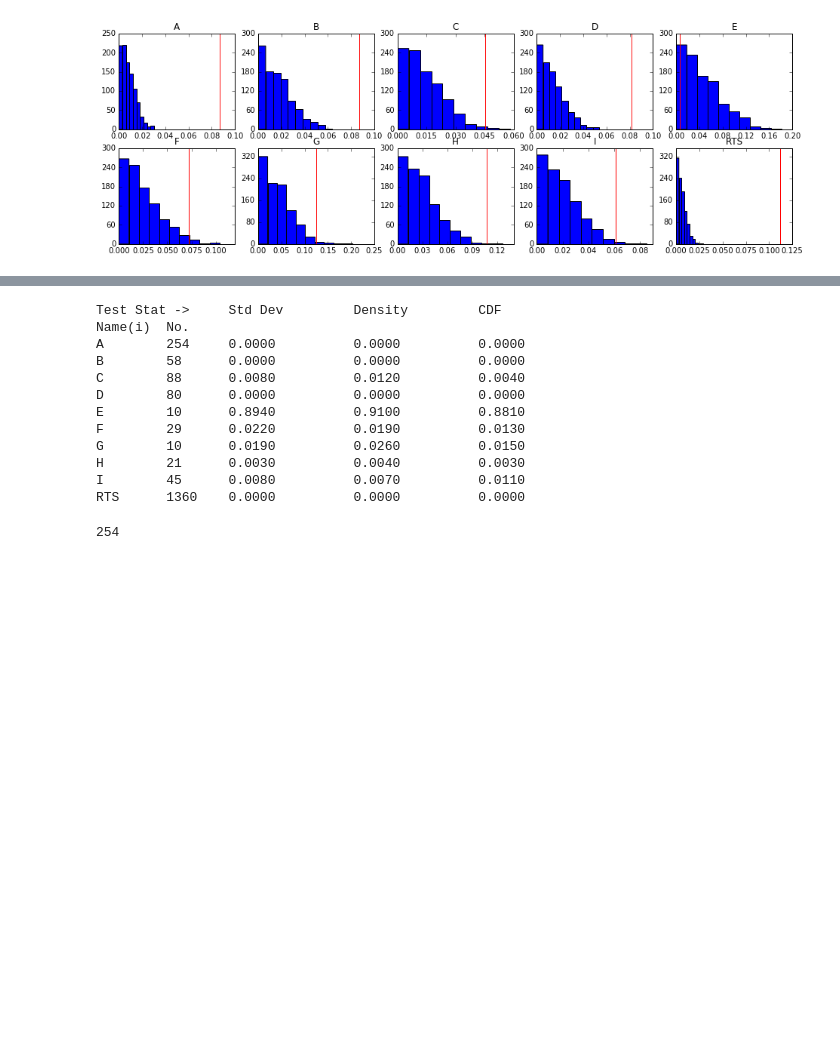
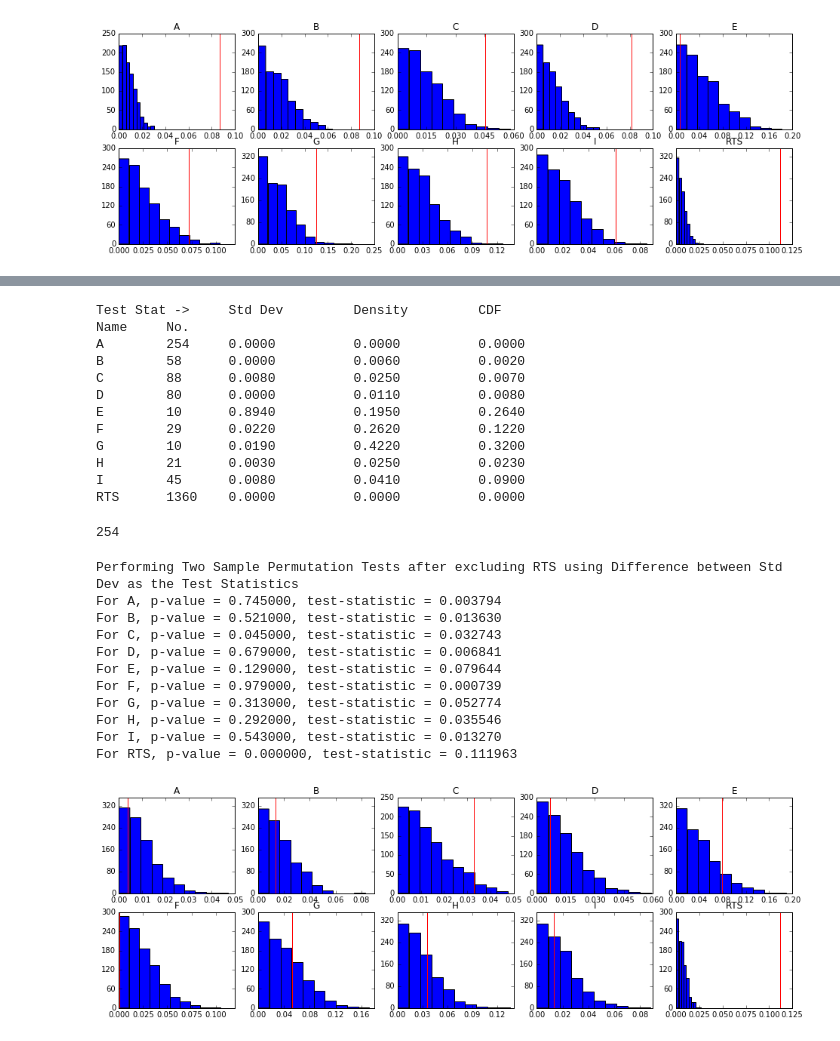
Before and after one commit to ianno/science_review, a Jupyter notebook: Raaz - Mid Ratio.ipynb, the cells around one changed output, grey strips where cells are left out. Cells and saved outputs as stored; diff of their text form; code cells hidden in the pictures; blank space fills up the shorter version.

```diff
--- a/Raaz - Mid Ratio.ipynb
+++ b/Raaz - Mid Ratio.ipynb
@@ -382,24 +382,58 @@ For RTS, p-value = 0.000000, test-statistic = 0.724160
 # print all p-values
 
 print 'Test Stat -> \t Std Dev \t Density \t CDF  \t'
-print 'Name(i)  No.'
+print 'Name \t No.'
 for j in range(rr.shape[0]):
     print '%s \t %i \t %0.4f \t %0.4f \t %0.4f' % (rr.index[j], rn[j].shape[0], std_stat[j][0], den_stat[j][0], cdf_stat[j][0])
 print 'RTS \t %i \t %0.4f \t %0.4f \t %0.4f'% (ratio_rts_colony.shape[0], std_stat['RTS'][0], den_stat['RTS'][0], cdf_stat['RTS'][0])
 # %% [output]
 Test Stat ->     Std Dev         Density         CDF
-Name(i)  No.
+Name     No.
 A        254     0.0000          0.0000          0.0000
-B        58      0.0000          0.0000          0.0000
-C        88      0.0080          0.0120          0.0040
-D        80      0.0000          0.0000          0.0000
-E        10      0.8940          0.9100          0.8810
-F        29      0.0220          0.0190          0.0130
-G        10      0.0190          0.0260          0.0150
-H        21      0.0030          0.0040          0.0030
-I        45      0.0080          0.0070          0.0110
+B        58      0.0000          0.0060          0.0020
+C        88      0.0080          0.0250          0.0070
+D        80      0.0000          0.0110          0.0080
+E        10      0.8940          0.1950          0.2640
+F        29      0.0220          0.2620          0.1220
+G        10      0.0190          0.4220          0.3200
+H        21      0.0030          0.0250          0.0230
+I        45      0.0080          0.0410          0.0900
 RTS      1360    0.0000          0.0000          0.0000
 # %%
 print rn[0].shape[0]
 # %% [output]
 254
+# %%
+print "Performing Two Sample Permutation Tests after excluding RTS using Difference between Std Dev as the Test Statistics"
+
+# Here we simply run the tests on each individual member of the lab by treating him as the "one block" of the partition
+# and merging everyone else in the other block of the partition.
+
+# In this section, Difference between Std Dev is the Test Statistics
+pval, tstat, statmc = exact_mc_perm_test(ratio_rts_colony, ratio_rest_colony, nmc)
+std_no_rts_stat = {}
+fig = plt.figure(figsize = [16,5])
+for j in range(rr.shape[0]):
+    ys = np.hstack([rn[t] for t in range(rn.shape[0]) if t!=j])
+#     ys = np.hstack([ys,ratio_rts_colony])
+    xs = rn[j]
+    std_no_rts_stat[j] = exact_mc_perm_test(xs, ys, nmc)
+    print "For %s, p-value = %f, test-statistic = %f" % (rr.index[j], std_no_rts_stat[j][0], std_no_rts_stat[j][1])
+    ax = fig.add_subplot(2,5,j+1)
+    pretty_plots(ax, std_no_rts_stat[j][2], rr.index[j])
+    plt.axvline(std_no_rts_stat[j][1], color='r')
+plt.show()
+# std_stat['RTS']=pval, tstat, statmc
+# %% [output]
+Performing Two Sample Permutation Tests after excluding RTS using Difference between Std Dev as the Test Statistics
+For A, p-value = 0.745000, test-statistic = 0.003794
+For B, p-value = 0.521000, test-statistic = 0.013630
+For C, p-value = 0.045000, test-statistic = 0.032743
+For D, p-value = 0.679000, test-statistic = 0.006841
+For E, p-value = 0.129000, test-statistic = 0.079644
+For F, p-value = 0.979000, test-statistic = 0.000739
+For G, p-value = 0.313000, test-statistic = 0.052774
+For H, p-value = 0.292000, test-statistic = 0.035546
+For I, p-value = 0.543000, test-statistic = 0.013270
+For RTS, p-value = 0.000000, test-statistic = 0.111963
+[figure, added]
```
Also changed, not shown: parts of 5 cells of this notebook, 4 other files.
